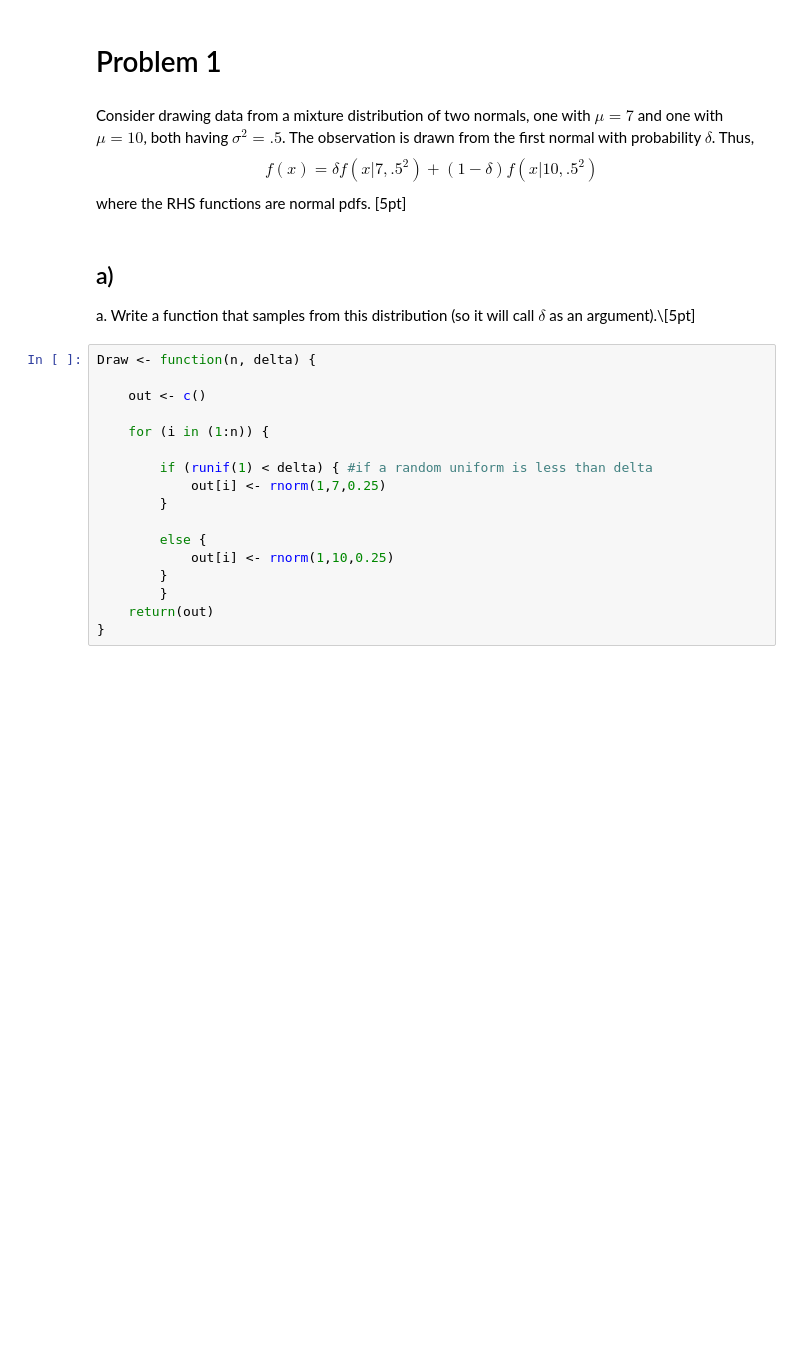
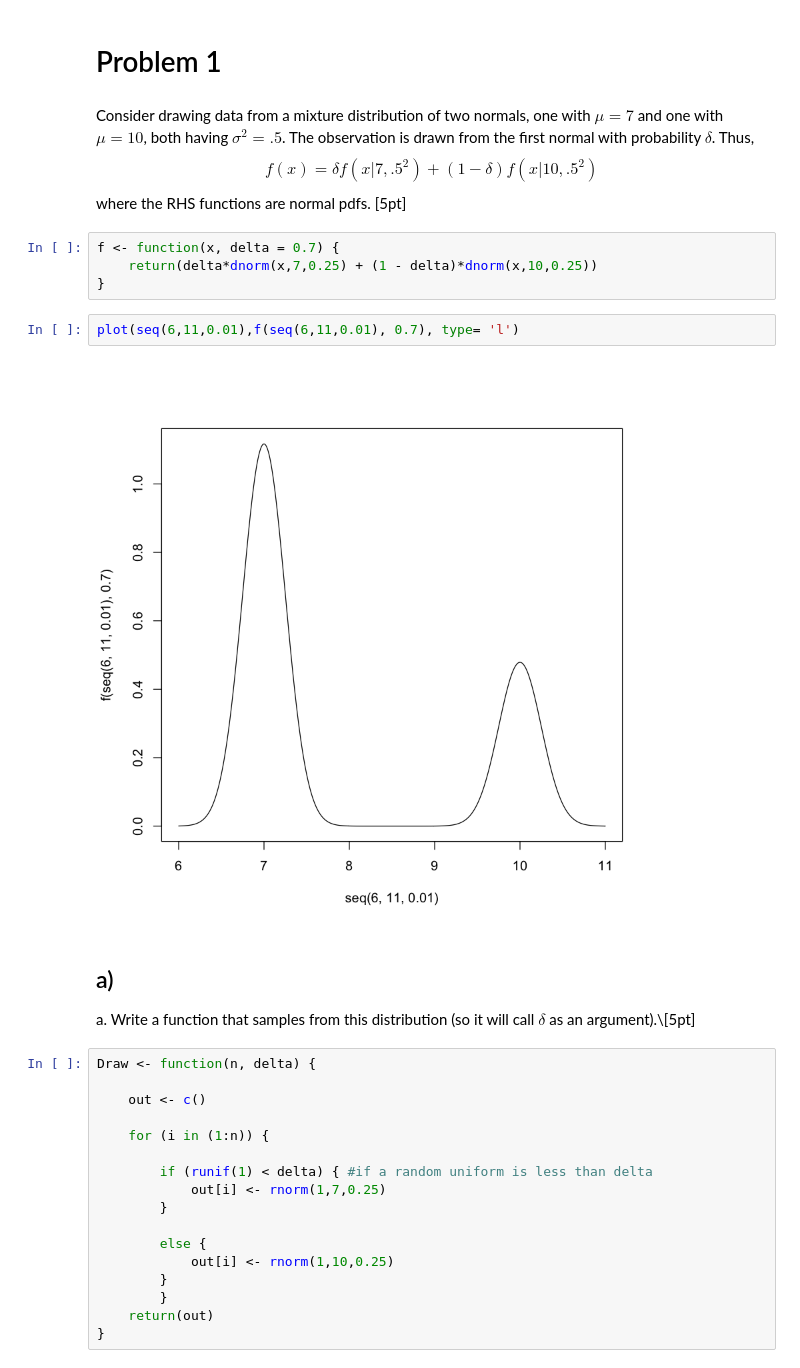
Before and after one commit to franklinmarsh/computational_statistics, a Jupyter notebook: hw4.ipynb, the cells around one changed output. Saved outputs shown, nothing was run; the diff lists cells and outputs as text; blank space fills up the shorter version.

```diff
--- a/hw4.ipynb
+++ b/hw4.ipynb
@@ -12,6 +12,14 @@
 Consider drawing data from a mixture distribution of two normals, one with $\mu=7$ and one with $\mu=10$, both having $\sigma^2=.5$.  The observation is drawn from the first normal with probability $\delta$.  Thus,
 $$f(x)=\delta f(x|7, .5^2) + (1-\delta)f(x|10, .5^2)$$
 where the RHS functions are normal pdfs. [5pt]
+# %%
+f <- function(x, delta = 0.7) {
+    return(delta*dnorm(x,7,0.25) + (1 - delta)*dnorm(x,10,0.25))
+}
+# %%
+plot(seq(6,11,0.01),f(seq(6,11,0.01), 0.7), type= 'l')
+# %% [output]
+[figure, added]
 # %% [markdown]
  ## a)
 a.  Write a function that samples from this distribution (so it will call $\delta$ as an argument).\\[5pt]
```
Also changed, not shown: parts of 4 cells of this notebook.
